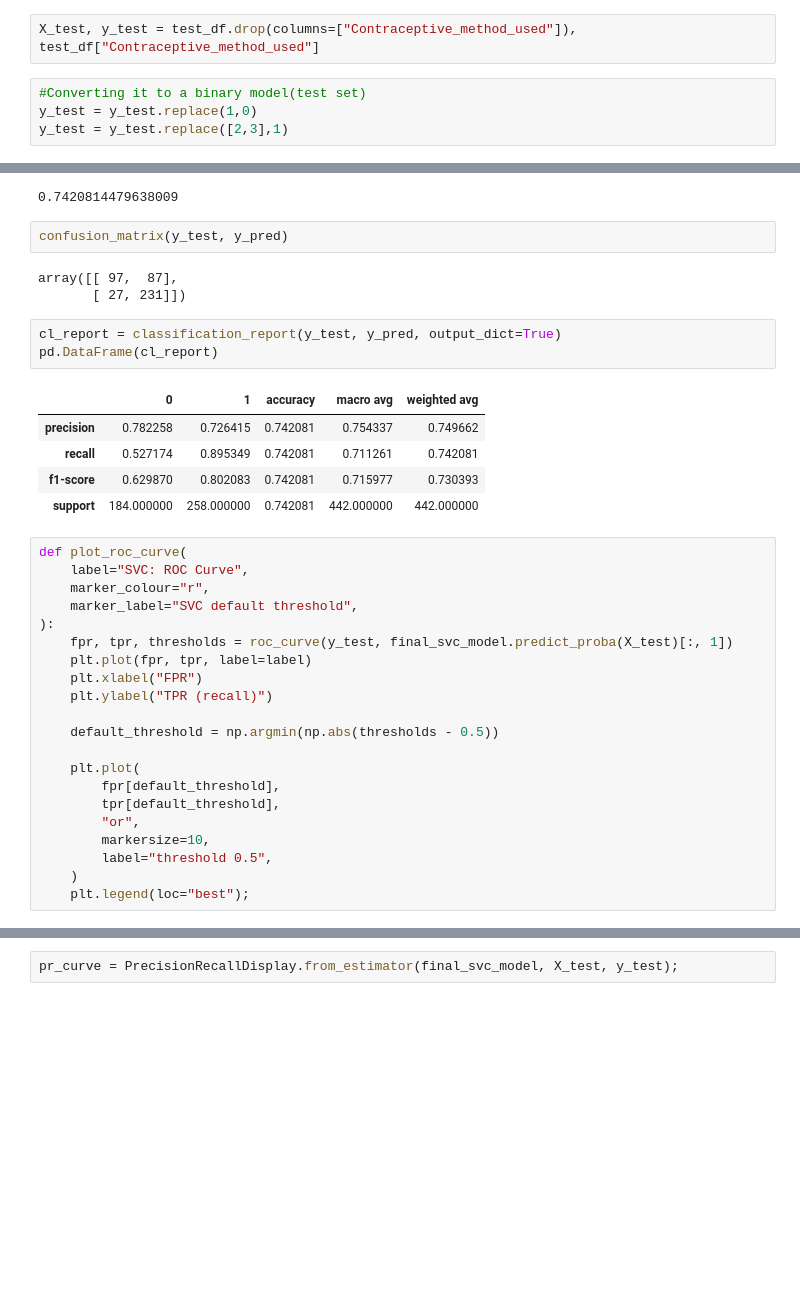
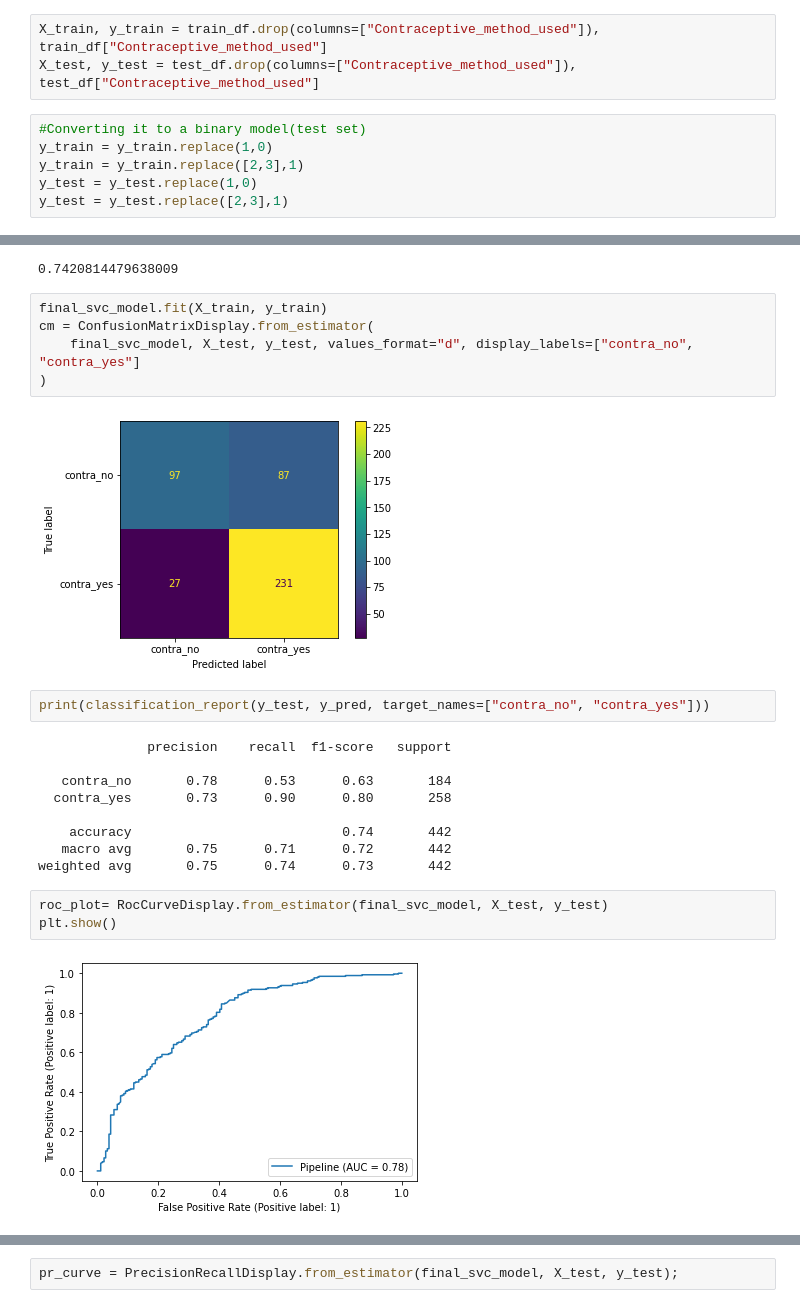
Before and after one commit to UBC-MDS/contraceptive_method_predictor, a Jupyter notebook: notebooks/prediction.ipynb, the cells around one changed output, grey strips where cells are left out. Saved outputs shown, nothing was run; the diff lists cells and outputs as text; blank space fills up the shorter version.

Commit message:
Change Predictions

```diff
--- a/notebooks/prediction.ipynb
+++ b/notebooks/prediction.ipynb
@@ -97,9 +97,12 @@ train_df
 | 1389 | 38 | 4 | 4 | 4 | 1 | 0 | ... |
 1031 rows × 10 columns
 # %%
+X_train, y_train = train_df.drop(columns=["Contraceptive_method_used"]), train_df["Contraceptive_method_used"]
 X_test, y_test = test_df.drop(columns=["Contraceptive_method_used"]), test_df["Contraceptive_method_used"]
 # %%
 #Converting it to a binary model(test set)
+y_train = y_train.replace(1,0)
+y_train = y_train.replace([2,3],1)
 y_test = y_test.replace(1,0)
 y_test = y_test.replace([2,3],1)
 # %%
@@ -164,37 +167,25 @@ score
 # %% [output]
 0.7420814479638009
 # %%
-confusion_matrix(y_test, y_pred)
+final_svc_model.fit(X_train, y_train)
+cm = ConfusionMatrixDisplay.from_estimator(
+    final_svc_model, X_test, y_test, values_format="d", display_labels=["contra_no", "contra_yes"]
+)
 # %% [output]
-array([[ 97,  87],
-       [ 27, 231]])
+[figure, added]
 # %%
-cl_report = classification_report(y_test, y_pred, output_dict=True)
-pd.DataFrame(cl_report)
+print(classification_report(y_test, y_pred, target_names=["contra_no", "contra_yes"]))
 # %% [output]
-|  | 0 | 1 | accuracy | macro avg | weighted avg |
-| precision | 0.782258 | 0.726415 | 0.742081 | 0.754337 | 0.749662 |
-| recall | 0.527174 | 0.895349 | 0.742081 | 0.711261 | 0.742081 |
-| f1-score | 0.629870 | 0.802083 | 0.742081 | 0.715977 | 0.730393 |
-| support | 184.000000 | 258.000000 | 0.742081 | 442.000000 | 442.000000 |
+              precision    recall  f1-score   support
+
+   contra_no       0.78      0.53      0.63       184
+  contra_yes       0.73      0.90      0.80       258
+
+    accuracy                           0.74       442
+   macro avg       0.75      0.71      0.72       442
+weighted avg       0.75      0.74      0.73       442
 # %%
-def plot_roc_curve(
-    label="SVC: ROC Curve",
-    marker_colour="r",
-    marker_label="SVC default threshold",
-):
-    fpr, tpr, thresholds = roc_curve(y_test, final_svc_model.predict_proba(X_test)[:, 1])
-    plt.plot(fpr, tpr, label=label)
-    plt.xlabel("FPR")
-    plt.ylabel("TPR (recall)")
-
-    default_threshold = np.argmin(np.abs(thresholds - 0.5))
-
-    plt.plot(
-        fpr[default_threshold],
-        tpr[default_threshold],
-        "or",
-        markersize=10,
-        label="threshold 0.5",
-    )
-    plt.legend(loc="best");
+roc_plot= RocCurveDisplay.from_estimator(final_svc_model, X_test, y_test)
+plt.show()
+# %% [output]
+[figure, added]
```
Also changed, not shown: parts of 5 cells of this notebook, 6 other files.
